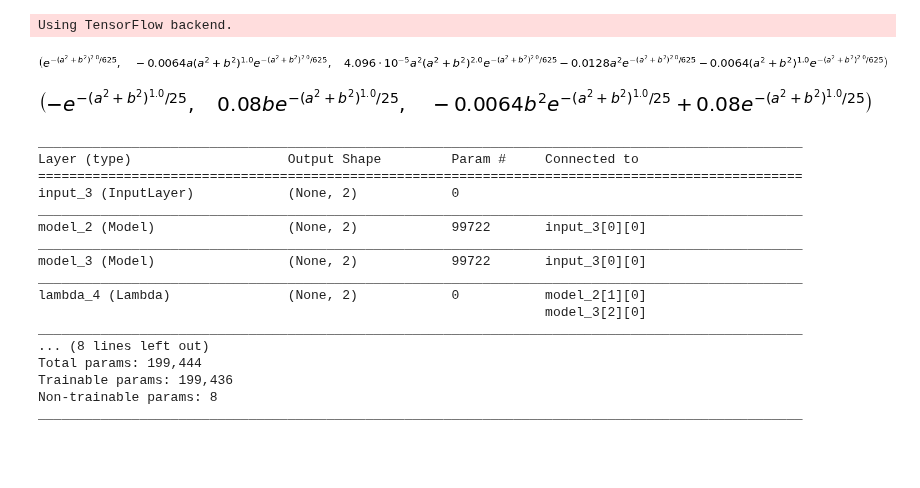
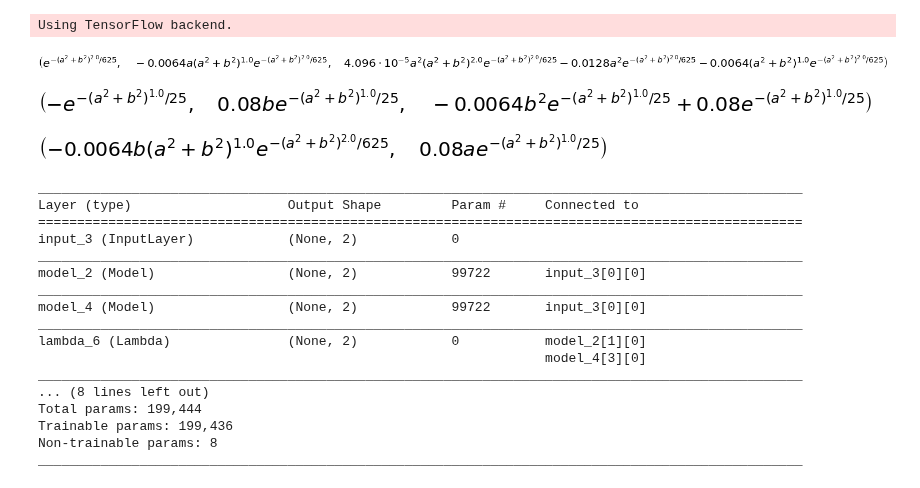
Before and after one commit to mammalwong/ml-study, a Jupyter notebook: integralnet-2.ipynb, the cells around one changed output. Drawn from its saved outputs; the diff is of its cells as text; code cells hidden in the pictures; blank space fills up the shorter version.

```diff
--- a/integralnet-2.ipynb
+++ b/integralnet-2.ipynb
@@ -11,20 +11,26 @@ Using TensorFlow backend.
 # %%
 a,b = sympy.symbols('a,b')
 iFa = sympy.exp(-((a**2+b**2)**0.5/5)**4)
 iFb = -sympy.exp(-((a**2+b**2)**0.5/5)**2)
 Fa = iFa.diff(a)
 Fb = iFb.diff(b)
+Fab = iFa.diff(b)
+Fba = iFb.diff(a)
 dFa = Fa.diff(a)
 dFb = Fb.diff(b)
 lambda_iFa = sympy.lambdify((a,b), iFa)
 lambda_iFb = sympy.lambdify((a,b), iFb)
 lambda_Fa = sympy.lambdify((a,b), Fa)
 lambda_Fb = sympy.lambdify((a,b), Fb)
+lambda_Fab = sympy.lambdify((a,b), Fab)
+lambda_Fba = sympy.lambdify((a,b), Fba)
 lambda_dFa = sympy.lambdify((a,b), dFa)
 lambda_dFb = sympy.lambdify((a,b), dFb)
 display((iFa, Fa, dFa))
 display((iFb, Fb, dFb))
+display((Fab, Fba))
 # %% [output]
 [figure]
 [figure]
+[figure, added]
 # %%
@@ -69,6 +93,6 @@ def build_nn_pair():
 # %%
-M_Integral, M_DIntegral = build_nn_pair()
-M_IDerivative, M_Derivative = build_nn_pair()
+M_Integral, M_DIntegral, M_JIntegral = build_nn_pair()
+M_IDerivative, M_Derivative, _ = build_nn_pair()
 X = X_input = keras.layers.Input((2,))
 X_DI = M_DIntegral(X_input)
 X_ID = M_IDerivative(X_input)
@@ -87,10 +111,10 @@ input_3 (InputLayer)            (None, 2)            0
 __________________________________________________________________________________________________
 model_2 (Model)                 (None, 2)            99722       input_3[0][0]
 __________________________________________________________________________________________________
-model_3 (Model)                 (None, 2)            99722       input_3[0][0]
+model_4 (Model)                 (None, 2)            99722       input_3[0][0]
 __________________________________________________________________________________________________
-lambda_4 (Lambda)               (None, 2)            0           model_2[1][0]
-                                                                 model_3[2][0]
+lambda_6 (Lambda)               (None, 2)            0           model_2[1][0]
+                                                                 model_4[3][0]
 __________________________________________________________________________________________________
 ... (8 lines left out)
 Total params: 199,444
```
Also changed, not shown: parts of 4 cells of this notebook.
